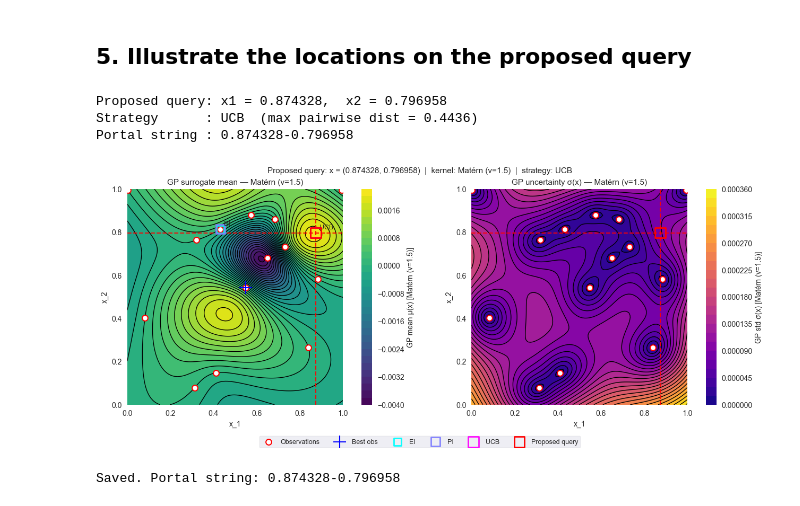
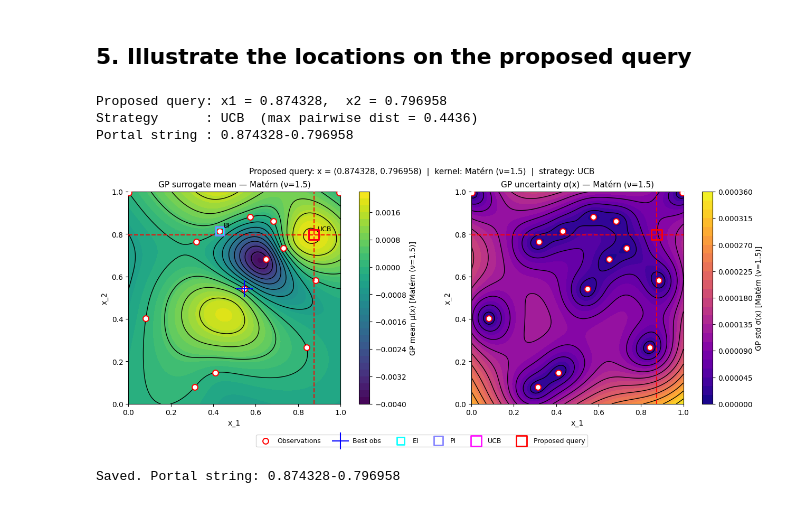
Before and after one commit to karefyllidis/black-box-optimization, a Jupyter notebook: notebooks/function_1_Radiation-Detection.ipynb, the cells around one changed output. Saved outputs shown, nothing was run; the diff lists cells and outputs as text; code cells hidden in the pictures.

```diff
--- a/notebooks/function_1_Radiation-Detection.ipynb
+++ b/notebooks/function_1_Radiation-Detection.ipynb
@@ -16,7 +16,6 @@ from mpl_toolkits.mplot3d import Axes3D
 from pathlib import Path
 from scipy.stats import norm
 import matplotlib.pyplot as plt
-plt.style.use("seaborn-v0_8")
 
 # ==== Project path + internal utilities ====
 repo_root = Path.cwd() if (Path.cwd() / "src").exists() else Path.cwd().parent
@@ -541,7 +540,7 @@ if USE_ENSEMBLE:
         (ax2, PI_surf,  x_best_PI,  "PI(x)",  "Probability of Improvement"),
         (ax3, UCB_surf, x_best_UCB, "UCB(x)", "Upper Confidence Bound"),
     ]:
-        cf = ax.contourf(X1g, X2g, surf, levels=30, cmap="Spectral")
+        cf = ax.contourf(X1g, X2g, surf, levels=30, cmap="gnuplot2")
         ax.contour(X1g, X2g, surf, levels=10, colors="k", linewidths=0.3, alpha=0.4)
         fig.colorbar(cf, ax=ax).set_label(label, fontsize=10)
         ax.scatter(X[:, 0], X[:, 1], c="white", s=60, edgecolors="r", zorder=5, label="Observations", linewidths=1.5)
@@ -558,14 +557,15 @@ else:
     }
     surf, x_argmax, cbar_label, title_name = _acq_display.get(SOLO_STRATEGY, _acq_display["EI"])
     fig, ax = plt.subplots(1, 1, figsize=(7, 6))
-    cf = ax.contourf(X1g, X2g, surf, levels=30, cmap="Spectral")
+    cf = ax.contourf(X1g, X2g, surf, levels=30, cmap="gnuplot2")
     ax.contour(X1g, X2g, surf, levels=10, colors="k", linewidths=1.5, alpha=0.4, linestyles="-")
     fig.colorbar(cf, ax=ax).set_label(cbar_label, fontsize=10)
     ax.scatter(X[:, 0], X[:, 1], c="r", s=60, edgecolors="k", zorder=5, label="Observations", linewidths=1.5)
     ax.scatter(*x_argmax, s=100, marker="x", c="red", zorder=10, label=f"Next query: argmax of {SOLO_STRATEGY} at ({x_argmax[0]:.3f}, {x_argmax[1]:.3f})", linewidths=2)
     ax.set_xlabel("x_1", fontsize=10); ax.set_ylabel("x_2", fontsize=10)
+    ax.scatter(*best_x_so_far, s=300, marker="+", c="blue", linewidths=1.5, zorder=8, label="Best obs")
     ax.set_title(f"{title_name} — {best_name}", fontsize=11)
-    ax.legend(fontsize=9, loc="lower right", framealpha=0.95, bbox_to_anchor=(1, -0.25), ncol=2, borderaxespad=0.1)
+    ax.legend(fontsize=9, loc="lower center", bbox_to_anchor=(0.5, -0.2), ncol=3)
     ax.set_aspect("equal")
 
 fig.tight_layout()
@@ -704,10 +704,10 @@ fig, (ax1, ax2) = plt.subplots(1, 2, figsize=(13, 5), constrained_layout=True)
 
 # ── Left: GP posterior mean ───────────────────────────────────────────────
 cf1 = ax1.contourf(X1g, X2g, mu_best, levels=30, cmap="viridis")
-ax1.contour(X1g, X2g, mu_best, levels=30, colors="k", linewidths=1.0, alpha=1.0, linestyles="-")
+ax1.contour(X1g, X2g, mu_best, levels=11, colors="k", linewidths=1.0, alpha=1.0, linestyles="-")
 fig.colorbar(cf1, ax=ax1).set_label(f"GP mean μ(x) [{best_name}]", fontsize=10)
 ax1.scatter(X[:, 0], X[:, 1], c="white", s=60, edgecolors="r", zorder=5, linewidths=1.5, label="Observations")
-ax1.scatter(*best_x_so_far, s=300, marker="+", c="blue", linewidths=1.5, zorder=8, label="Best obs")
+ax1.scatter(*best_x_so_far, s=500, marker="+", c="blue", linewidths=1.5, zorder=8, label="Best obs")
 
 for pt, lbl, col, size in zip(suggestions_pts, suggestions_lbl, colors_combined, markers_size):
     ax1.scatter(pt[0], pt[1], s=size, marker="s", c='none', edgecolors=[col],linewidths=2.0, alpha=0.95, zorder=10, label=lbl)
@@ -721,7 +721,7 @@ ax1.set_aspect("equal")
 
 # ── Right: GP posterior std ───────────────────────────────────────────────
 cf2 = ax2.contourf(X1g, X2g, sigma_best, levels=30, cmap="plasma")
-ax2.contour(X1g, X2g, sigma_best, levels=30, colors="k", linewidths=1.0, alpha=1.0, linestyles="-")
+ax2.contour(X1g, X2g, sigma_best, levels=11, colors="k", linewidths=1.0, alpha=1.0, linestyles="-")
 fig.colorbar(cf2, ax=ax2).set_label(f"GP std σ(x) [{best_name}]", fontsize=10)
 ax2.scatter(X[:, 0], X[:, 1], c="white", s=60, edgecolors="r", zorder=5,linewidths=1.5, label="Observations")
 ax2.scatter(next_x[0], next_x[1], facecolors="none", s=200, marker="s", edgecolors="red",
@@ -733,34 +733,34 @@ ax2.set_title(f"GP uncertainty σ(x) — {best_name}", fontsize=11)
 ax2.set_aspect("equal")
 
 # Shared legend
 handles1, labels1 = ax1.get_legend_handles_labels()
 fig.legend(handles1, labels1, loc="lower center", bbox_to_anchor=(0.5, -0.08),
            ncol=7, fontsize=9, frameon=True)
 _strat_label = ("ensemble — centroid" if (USE_ENSEMBLE and max_d >= AGREE_THRESHOLD)
                 else "ensemble — EI (agreed)" if USE_ENSEMBLE
                 else SOLO_STRATEGY)
 fig.suptitle(
     f"Proposed query: x = ({next_x[0]:.6f}, {next_x[1]:.6f})  |  "
     f"kernel: {best_name}  |  strategy: {_strat_label}",
     fontsize=11
 )
 print(f"Proposed query: x1 = {next_x[0]:.6f},  x2 = {next_x[1]:.6f}")
 print(f"Strategy      : {_strat_label}  (max pairwise dist = {max_d:.4f})")
 print(f"Portal string : {next_x[0]:.6f}-{next_x[1]:.6f}")
 if IF_EXPORT_PLOT:
     out_dir = PLOT_EXPORT_DIR
     assert_not_under_initial_data(out_dir, project_root=repo_root)
     out_dir.mkdir(parents=True, exist_ok=True)
     fig.savefig(out_dir / "function_1_all_acquisition_points.png",
                 dpi=150, format="png", bbox_inches="tight")
     print("Plot saved")
 if IF_SHOW_PLOT:
     plt.show()
 # %% [output]
 Proposed query: x1 = 0.874328,  x2 = 0.796958
 Strategy      : UCB  (max pairwise dist = 0.4436)
 Portal string : 0.874328-0.796958
-[figure, old version]
+[figure, new version]
 # %%
 # Save next query: .npy for downstream code, .txt for the portal submission form
 if IF_EXPORT_QUERIES:
```
Also changed, not shown: parts of 4 cells of this notebook.
